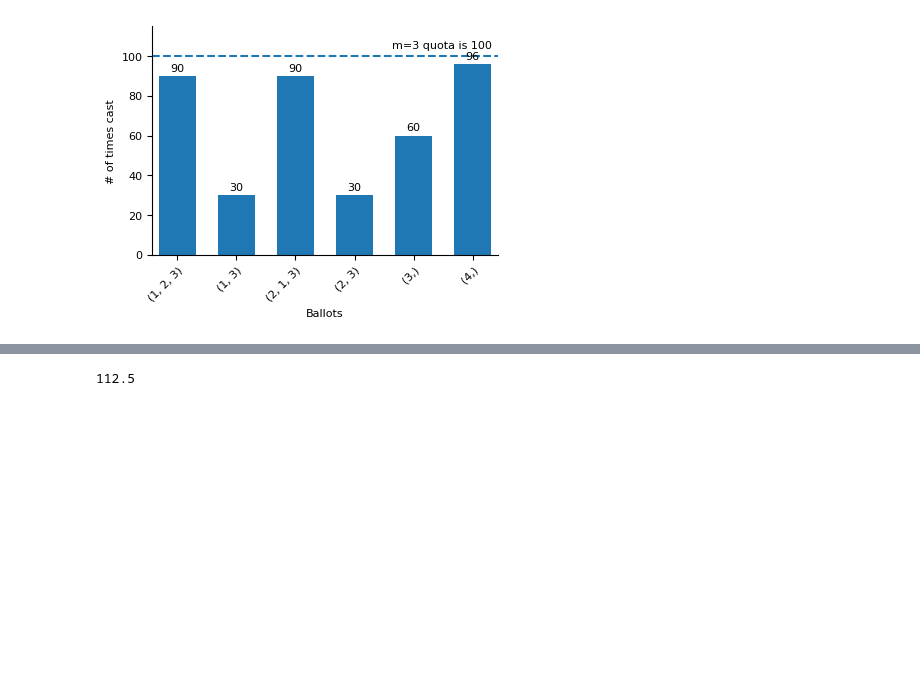
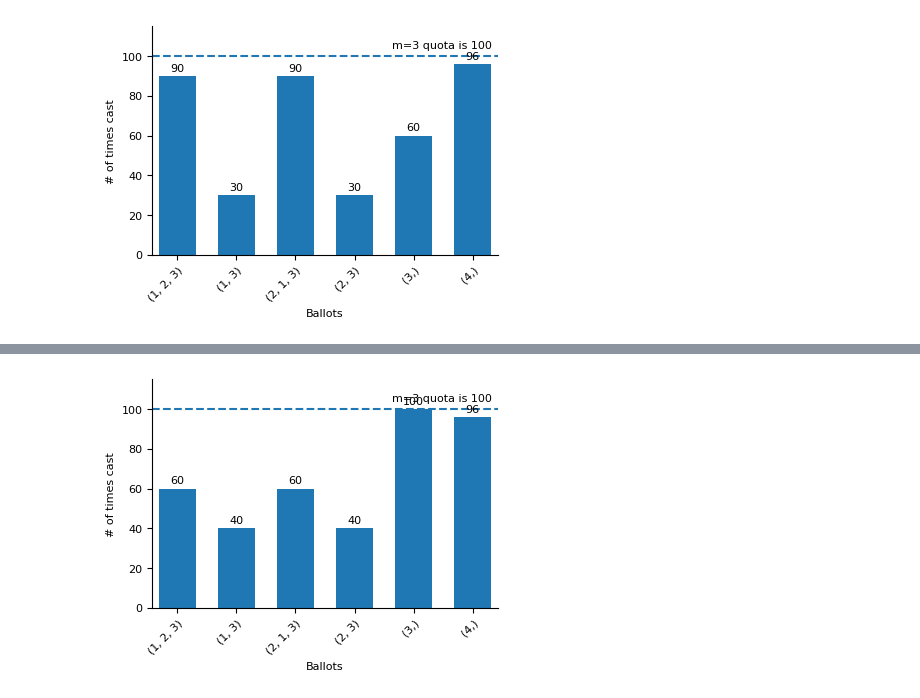
Before and after one commit to EdouardHeitzmann/meek, a Jupyter notebook: keep_recursion.ipynb, the cells around one changed output, grey strips where cells are left out. Saved outputs shown, nothing was run; the diff lists cells and outputs as text; code cells hidden in the pictures; blank space fills up the shorter version.

```diff
--- a/keep_recursion.ipynb
+++ b/keep_recursion.ipynb
@@ -212,4 +367,9 @@ plot_iterand1(
 # %%
-print(t123+t13)
+# alternative steady state
+plot_iterand1(
+    60, 40, 0, 0,
+    60, 40, 0, 0,
+    100, 96, 100,
+)
 # %% [output]
-112.5
+[figure, added]
```
Also changed, not shown: parts of 8 cells of this notebook.
